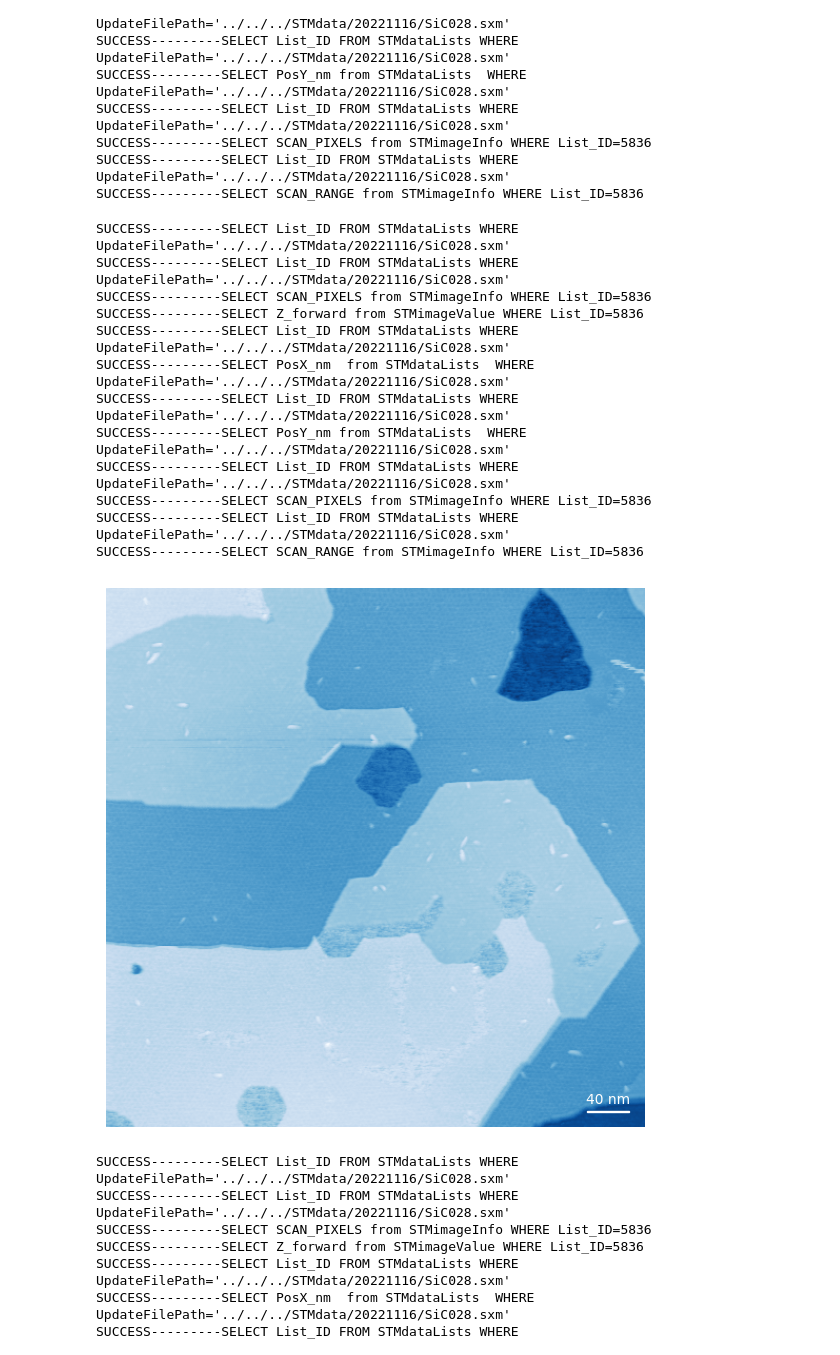
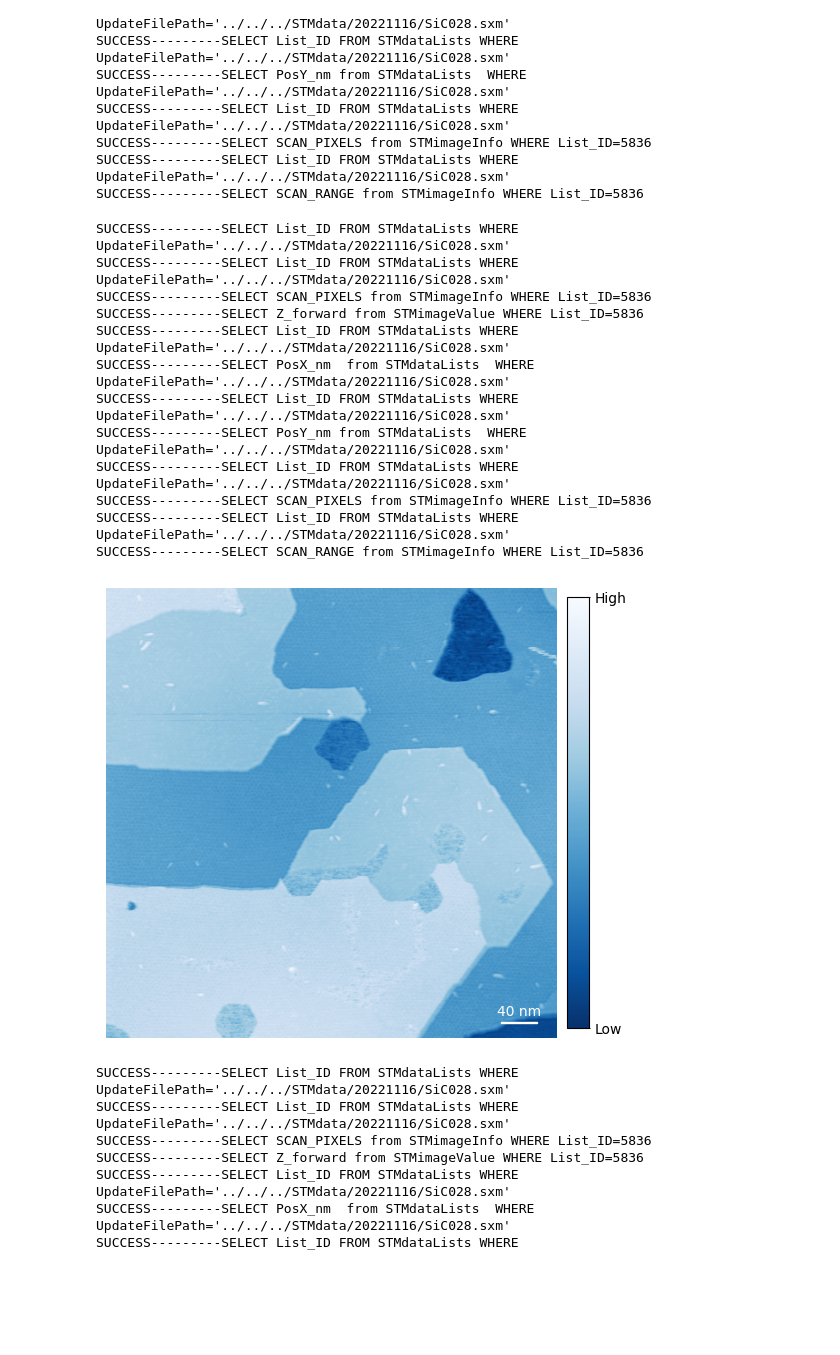
Before and after one commit to ShaJiuquan/Data_processing, a Jupyter notebook: Display/display.ipynb, the cells around one changed output. Cells and saved outputs as stored; diff of their text form; code cells hidden in the pictures; blank space fills up the shorter version.

Commit message:
image enhance

```diff
--- a/Display/display.ipynb
+++ b/Display/display.ipynb
@@ -24,26 +24,26 @@ SUCCESS---------SELECT List_ID FROM STMdataLists WHERE UpdateFilePath='../../../
 SUCCESS---------SELECT SCAN_RANGE from STMimageInfo WHERE List_ID=5836
 # %%
 fig,ax=plt.subplots(1,1,figsize=(7,7))
-Myimage.display_topo(fig,ax,channel="Z_forward",imagetitle="",isgauss=False,iscorrect=False,isbar=True,iscolorbar=False)
+Myimage.display_topo(fig,ax,channel="Z_forward",imagetitle="",isgauss=False,iscorrect=False,isbar=True,iscolorbar=True)
 fig.savefig('./svg_folder/forward5.svg', dpi=600,format="svg", metadata=None,transparent=True,
         bbox_inches="tight", pad_inches=0.1,
         facecolor='auto', edgecolor='auto',
         backend=None
        )
 # %% [output]
 SUCCESS---------SELECT List_ID FROM STMdataLists WHERE UpdateFilePath='../../../STMdata/20221116/SiC028.sxm'
 SUCCESS---------SELECT List_ID FROM STMdataLists WHERE UpdateFilePath='../../../STMdata/20221116/SiC028.sxm'
 SUCCESS---------SELECT SCAN_PIXELS from STMimageInfo WHERE List_ID=5836
 SUCCESS---------SELECT Z_forward from STMimageValue WHERE List_ID=5836
 SUCCESS---------SELECT List_ID FROM STMdataLists WHERE UpdateFilePath='../../../STMdata/20221116/SiC028.sxm'
 SUCCESS---------SELECT PosX_nm  from STMdataLists  WHERE UpdateFilePath='../../../STMdata/20221116/SiC028.sxm'
 SUCCESS---------SELECT List_ID FROM STMdataLists WHERE UpdateFilePath='../../../STMdata/20221116/SiC028.sxm'
 SUCCESS---------SELECT PosY_nm from STMdataLists  WHERE UpdateFilePath='../../../STMdata/20221116/SiC028.sxm'
 SUCCESS---------SELECT List_ID FROM STMdataLists WHERE UpdateFilePath='../../../STMdata/20221116/SiC028.sxm'
 SUCCESS---------SELECT SCAN_PIXELS from STMimageInfo WHERE List_ID=5836
 SUCCESS---------SELECT List_ID FROM STMdataLists WHERE UpdateFilePath='../../../STMdata/20221116/SiC028.sxm'
 SUCCESS---------SELECT SCAN_RANGE from STMimageInfo WHERE List_ID=5836
-[figure, old version]
+[figure, new version]
 # %%
 fig,ax=plt.subplots(1,2,figsize=(15,7))
 Myimage.display_topo(fig,ax[0],channel="Z_forward",imagetitle="",isgauss=False,iscorrect=False,isbar=True,iscolorbar=False)
```
Also changed, not shown: parts of 1 cell of this notebook, 26 other files.
